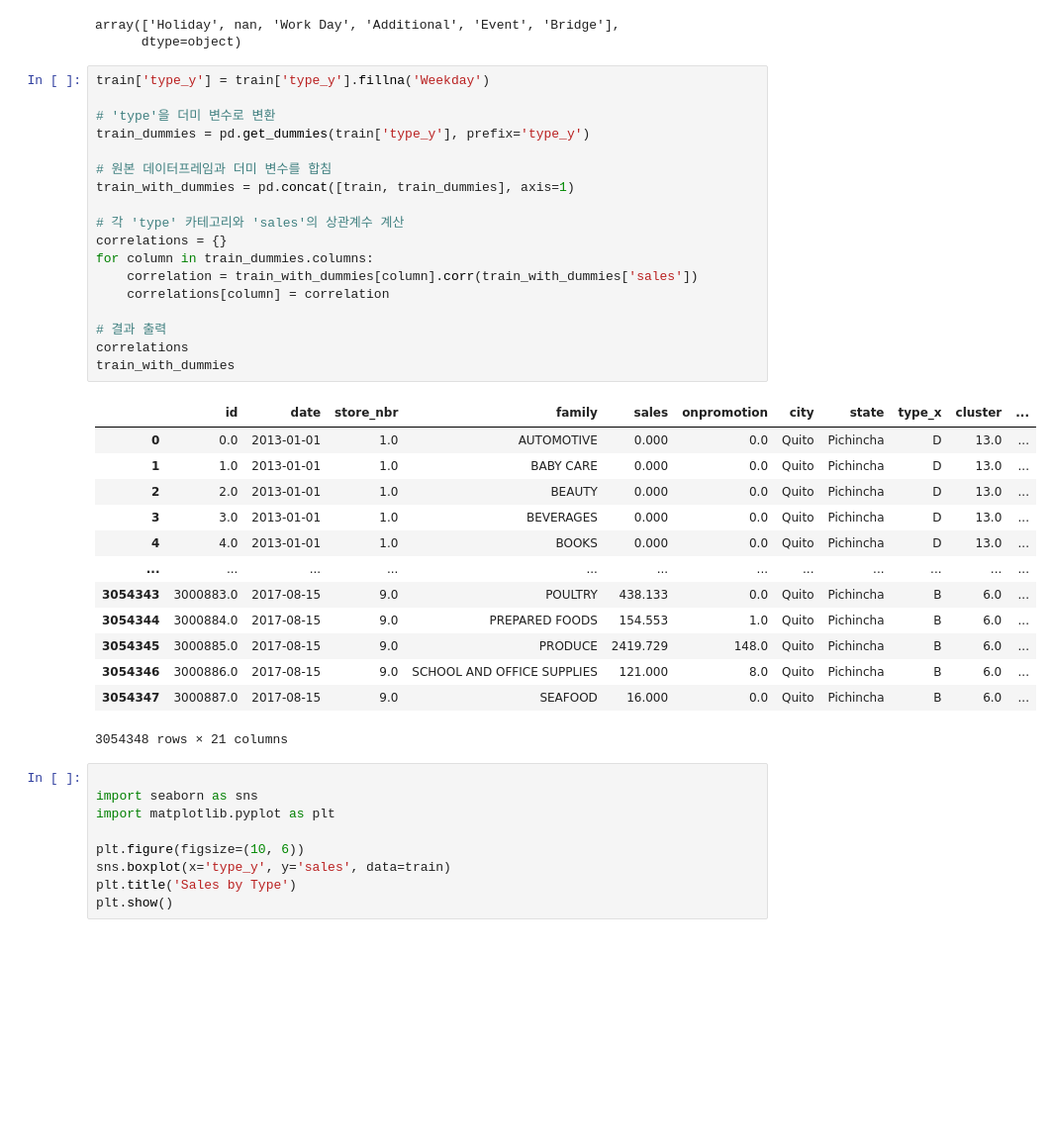
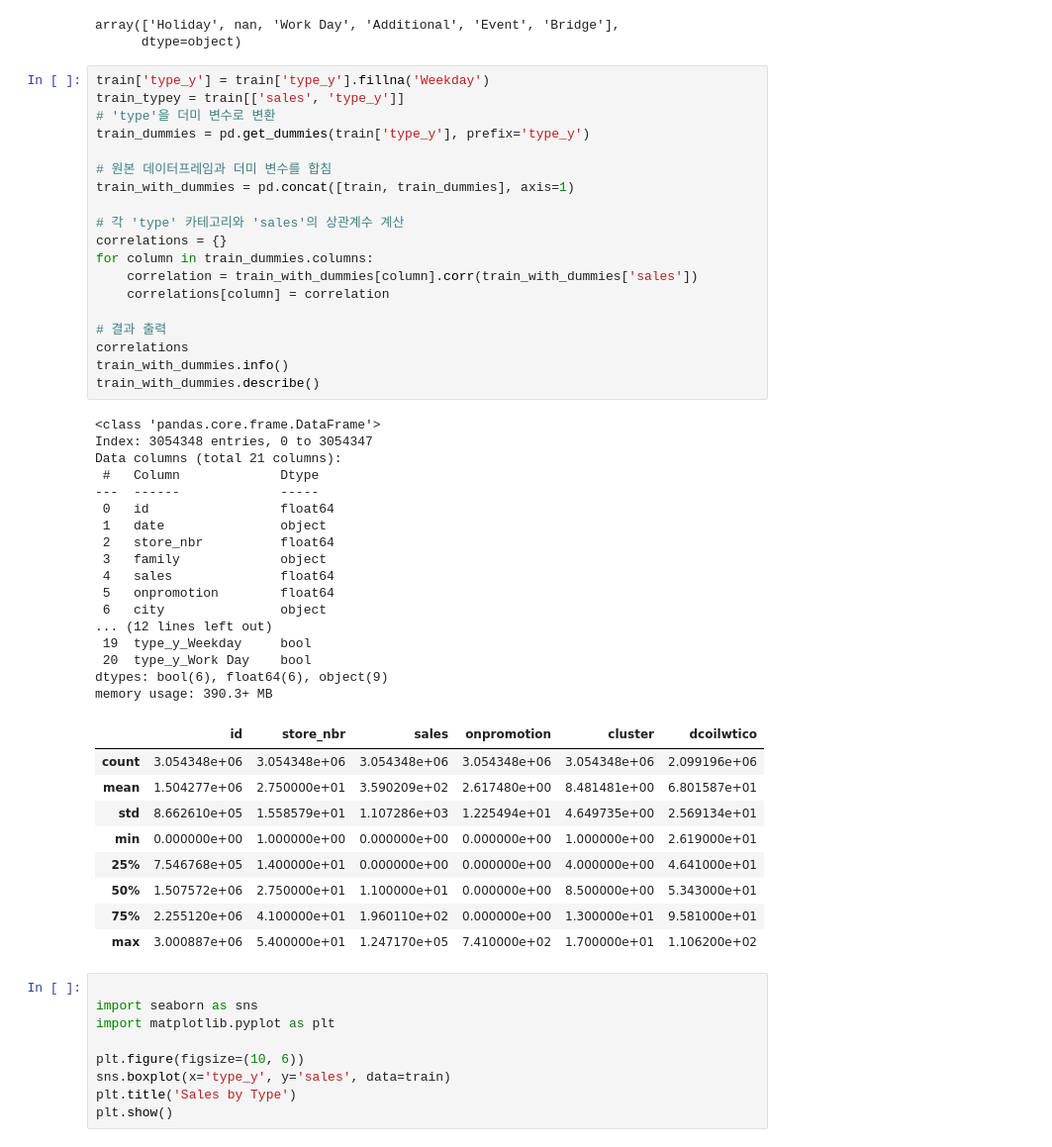
Before and after one commit to kitewatermelon/DS-final, a Jupyter notebook: store-sales-time-series-forecasting/202130422_박연수.ipynb, the cells around one changed output. Shown: that part at 99% size. Cells and saved outputs as stored; diff of their text form; blank space fills up the shorter version.

```diff
--- a/store-sales-time-series-forecasting/202130422_박연수.ipynb
+++ b/store-sales-time-series-forecasting/202130422_박연수.ipynb
@@ -231,36 +231,50 @@ array(['Holiday', nan, 'Work Day', 'Additional', 'Event', 'Bridge'],
       dtype=object)
 # %%
 train['type_y'] = train['type_y'].fillna('Weekday')
-
+train_typey = train[['sales', 'type_y']]
 # 'type'을 더미 변수로 변환
 train_dummies = pd.get_dummies(train['type_y'], prefix='type_y')
 
 # 원본 데이터프레임과 더미 변수를 합침
 train_with_dummies = pd.concat([train, train_dummies], axis=1)
 
 # 각 'type' 카테고리와 'sales'의 상관계수 계산
 correlations = {}
 for column in train_dummies.columns:
     correlation = train_with_dummies[column].corr(train_with_dummies['sales'])
     correlations[column] = correlation
 
 # 결과 출력
 correlations
-train_with_dummies
+train_with_dummies.info()
+train_with_dummies.describe()
 # %% [output]
+<class 'pandas.core.frame.DataFrame'>
+Index: 3054348 entries, 0 to 3054347
+Data columns (total 21 columns):
+ #   Column             Dtype
+---  ------             -----
+ 0   id                 float64
+ 1   date               object
+ 2   store_nbr          float64
+ 3   family             object
+ 4   sales              float64
+ 5   onpromotion        float64
+ 6   city               object
+... (12 lines left out)
+ 19  type_y_Weekday     bool
+ 20  type_y_Work Day    bool
+dtypes: bool(6), float64(6), object(9)
+memory usage: 390.3+ MB
-|  | id | date | store_nbr | family | sales | onpromotion | city | state | type_x | cluster | ... |
-| 0 | 0.0 | 2013-01-01 | 1.0 | AUTOMOTIVE | 0.000 | 0.0 | Quito | Pichincha | D | 13.0 | ... |
-| 1 | 1.0 | 2013-01-01 | 1.0 | BABY CARE | 0.000 | 0.0 | Quito | Pichincha | D | 13.0 | ... |
-| 2 | 2.0 | 2013-01-01 | 1.0 | BEAUTY | 0.000 | 0.0 | Quito | Pichincha | D | 13.0 | ... |
-| 3 | 3.0 | 2013-01-01 | 1.0 | BEVERAGES | 0.000 | 0.0 | Quito | Pichincha | D | 13.0 | ... |
-| 4 | 4.0 | 2013-01-01 | 1.0 | BOOKS | 0.000 | 0.0 | Quito | Pichincha | D | 13.0 | ... |
-| ... | ... | ... | ... | ... | ... | ... | ... | ... | ... | ... | ... |
-| 3054343 | 3000883.0 | 2017-08-15 | 9.0 | POULTRY | 438.133 | 0.0 | Quito | Pichincha | B | 6.0 | ... |
-| 3054344 | 3000884.0 | 2017-08-15 | 9.0 | PREPARED FOODS | 154.553 | 1.0 | Quito | Pichincha | B | 6.0 | ... |
-| 3054345 | 3000885.0 | 2017-08-15 | 9.0 | PRODUCE | 2419.729 | 148.0 | Quito | Pichincha | B | 6.0 | ... |
-| 3054346 | 3000886.0 | 2017-08-15 | 9.0 | SCHOOL AND OFFICE SUPPLIES | 121.000 | 8.0 | Quito | Pichincha | B | 6.0 | ... |
-| 3054347 | 3000887.0 | 2017-08-15 | 9.0 | SEAFOOD | 16.000 | 0.0 | Quito | Pichincha | B | 6.0 | ... |
+|  | id | store_nbr | sales | onpromotion | cluster | dcoilwtico |
+| count | 3.054348e+06 | 3.054348e+06 | 3.054348e+06 | 3.054348e+06 | 3.054348e+06 | 2.099196e+06 |
+| mean | 1.504277e+06 | 2.750000e+01 | 3.590209e+02 | 2.617480e+00 | 8.481481e+00 | 6.801587e+01 |
+| std | 8.662610e+05 | 1.558579e+01 | 1.107286e+03 | 1.225494e+01 | 4.649735e+00 | 2.569134e+01 |
+| min | 0.000000e+00 | 1.000000e+00 | 0.000000e+00 | 0.000000e+00 | 1.000000e+00 | 2.619000e+01 |
+| 25% | 7.546768e+05 | 1.400000e+01 | 0.000000e+00 | 0.000000e+00 | 4.000000e+00 | 4.641000e+01 |
+| 50% | 1.507572e+06 | 2.750000e+01 | 1.100000e+01 | 0.000000e+00 | 8.500000e+00 | 5.343000e+01 |
+| 75% | 2.255120e+06 | 4.100000e+01 | 1.960110e+02 | 0.000000e+00 | 1.300000e+01 | 9.581000e+01 |
+| max | 3.000887e+06 | 5.400000e+01 | 1.247170e+05 | 7.410000e+02 | 1.700000e+01 | 1.106200e+02 |
-3054348 rows × 21 columns
 # %%
 
 import seaborn as sns
```
Also changed, not shown: parts of 2 cells of this notebook, 5 other files.
